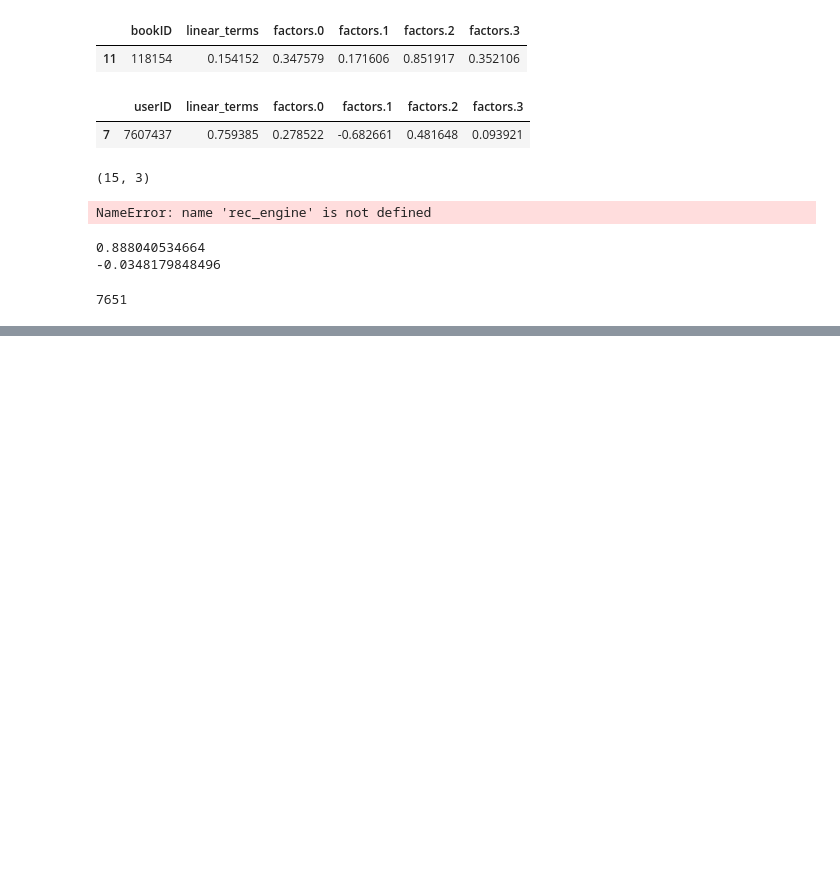
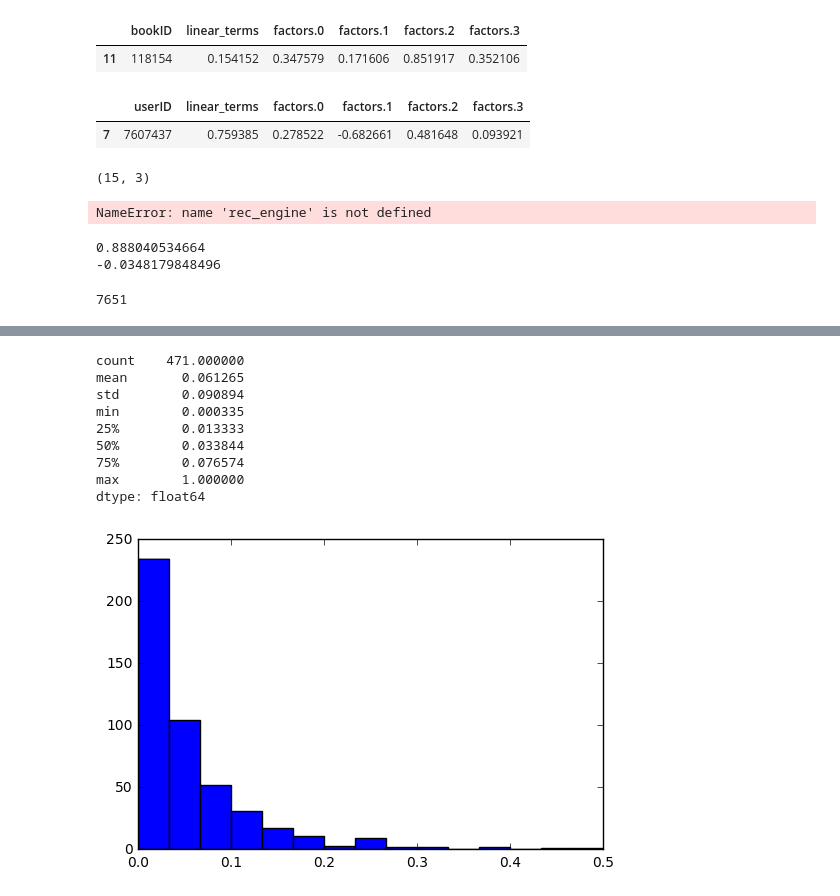
Before and after one commit to rfriel/goodreads_rating_prediction, a Jupyter notebook: src/scrape_explore.ipynb, the cells around one changed output, grey strips where cells are left out. Cells and saved outputs as stored; diff of their text form; code cells hidden in the pictures; blank space fills up the shorter version.

```diff
--- a/src/scrape_explore.ipynb
+++ b/src/scrape_explore.ipynb
@@ -560,0 +556,18 @@ nx.draw(g, node_size=10, alpha=0.25)
+# %%
+fracFriends = \
+pd.Series([float(len(adj_dict[uID])) / len(friends.find_one({'userID': uID})['friends'])\
+ for uID in adj_dict.keys()])
+print fracFriends.describe()
+plt.hist(fracFriends,30);
+plt.xlim(0,0.5);
+# %% [output]
+count    471.000000
+mean       0.061265
+std        0.090894
+min        0.000335
+25%        0.013333
+50%        0.033844
+75%        0.076574
+max        1.000000
+dtype: float64
+[figure, added]
```
Also changed, not shown: parts of 46 cells of this notebook, 2 other files.
